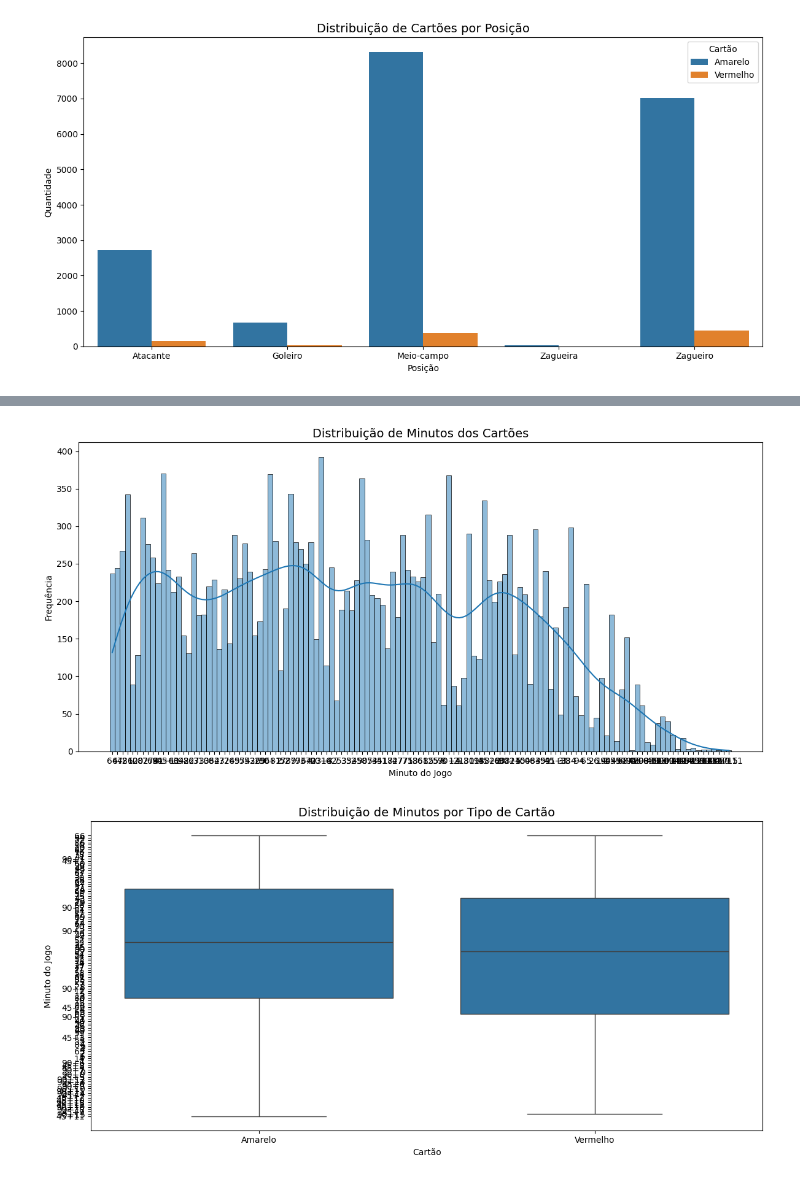
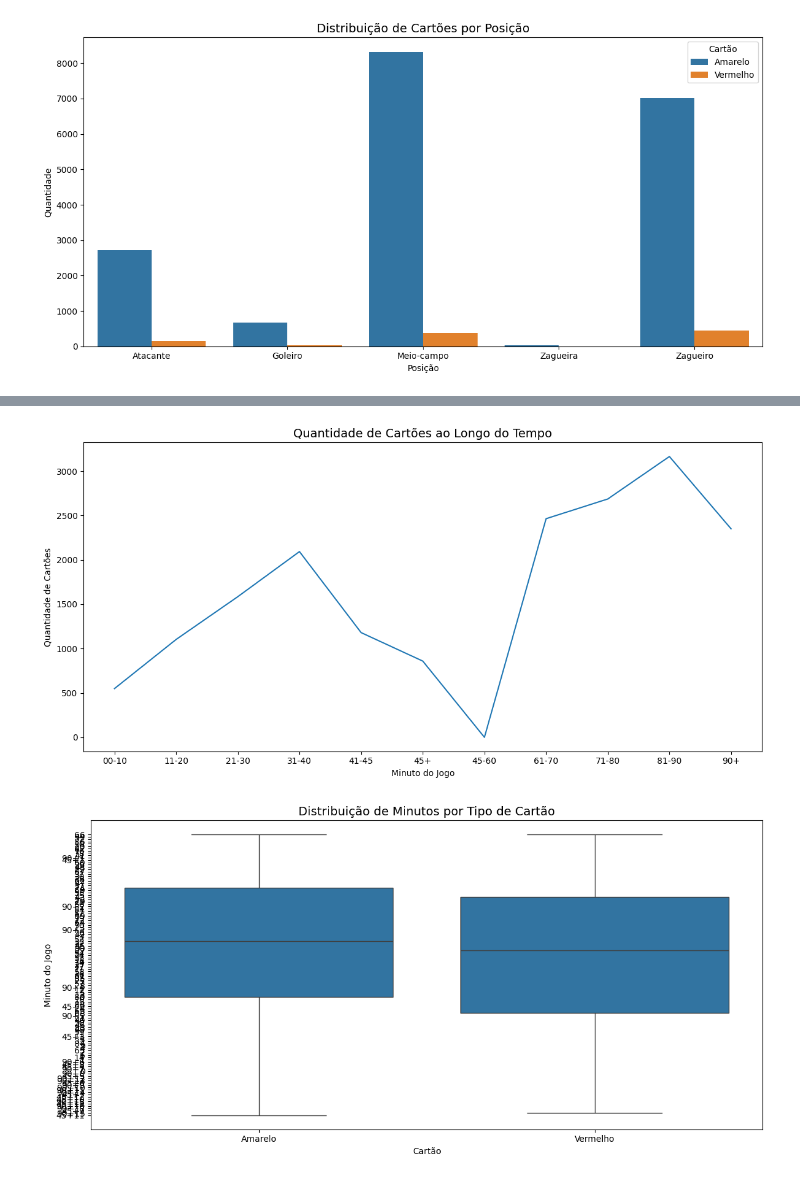
Before and after one commit to davialmeida135/analise-visual-brasileirao, a Jupyter notebook: graficos/unidade2/p1.ipynb, the cells around one changed output, grey strips where cells are left out. Saved outputs shown, nothing was run; the diff lists cells and outputs as text; code cells hidden in the pictures.

```diff
--- a/graficos/unidade2/p1.ipynb
+++ b/graficos/unidade2/p1.ipynb
@@ -69,0 +100,3 @@ plt.show()
+# %%
+cartoes = pd.read_csv("../../data/processed/analise_cartoes.csv")
+cartoes.info()
@@ -70,19 +115,23 @@ plt.show()
 # %%
-# Histograma para analisar a distribuição de minutos em que os cartões foram aplicados
+# Gráfico de linha para analisar a quantidade de cartões ao longo do tempo (minuto do jogo)
+
+cartoes_grouped = cartoes.groupby('tempo_jogo')["Quantidade_Cartoes"].sum().reset_index(name='Quantidade_Cartoes')
+
 plt.figure(figsize=(12, 6))
-sns.histplot(
-    data=faltas,
-    x='minuto',
-    bins=30,
-    kde=True
+sns.lineplot(
+    data=cartoes_grouped,
+    x='tempo_jogo',
+    y='Quantidade_Cartoes',
+    #hue='clube'
 )
-plt.title("Distribuição de Minutos dos Cartões", fontsize=14)
+plt.title("Quantidade de Cartões ao Longo do Tempo", fontsize=14)
 plt.xlabel("Minuto do Jogo")
-plt.ylabel("Frequência")
+plt.ylabel("Quantidade de Cartões")
+#plt.xticks(range(0, 101, 5))
 plt.tight_layout()
 plt.show()
 # %% [output]
-[figure, old version]
+[figure, new version]
 # %%
 # Gráfico de caixa para analisar a distribuição de minutos por tipo de cartão
 plt.figure(figsize=(12, 6))
```
Also changed, not shown: parts of 3 cells of this notebook, 30 other files.
